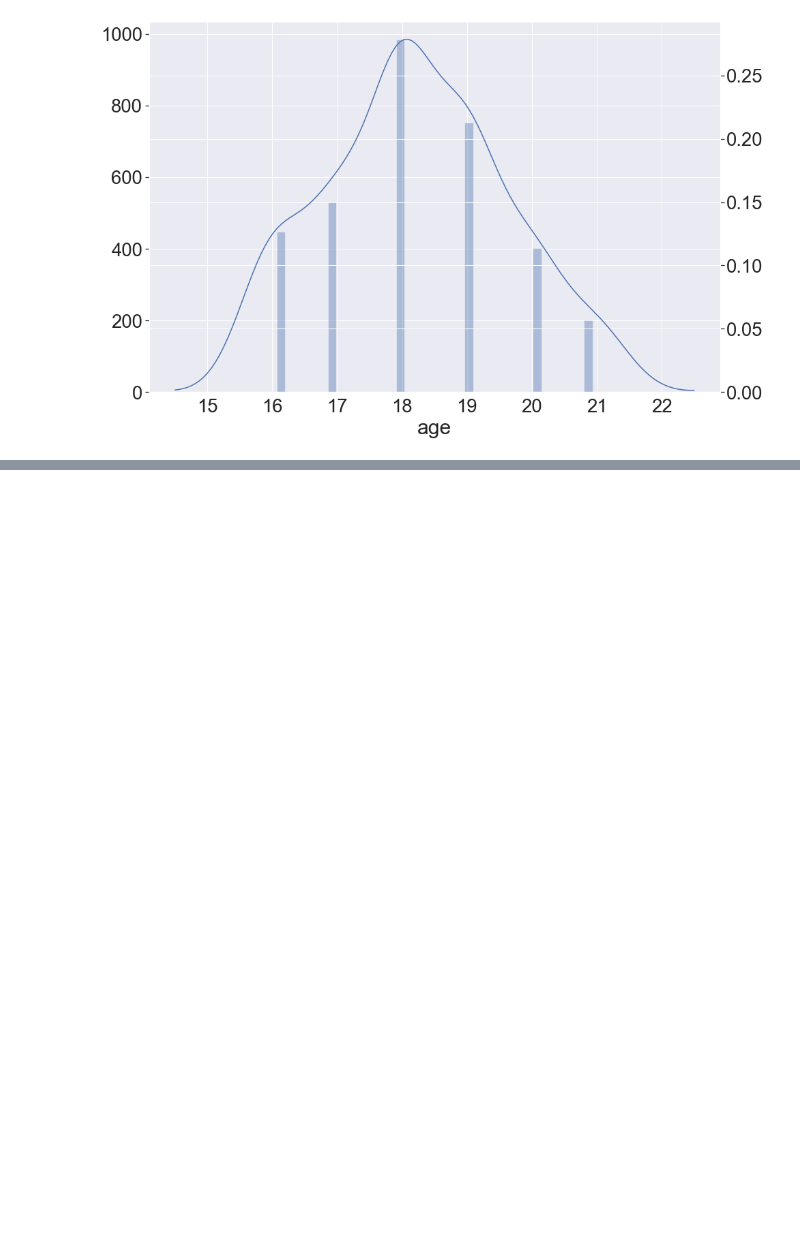
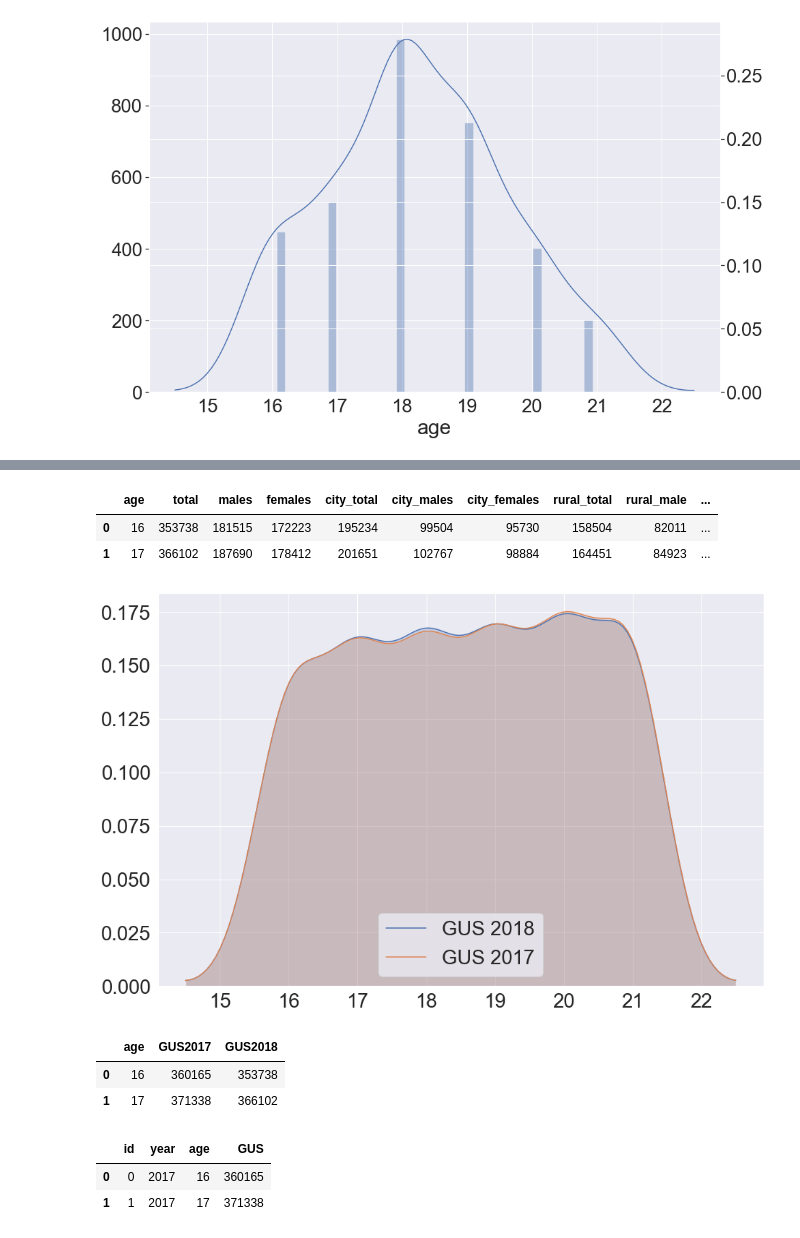
Before and after one commit to krassowska/scouts-and-ticks, a Jupyter notebook: Demographics.ipynb, the cells around one changed output, grey strips where cells are left out. Cells and saved outputs as stored; diff of their text form; code cells hidden in the pictures; blank space fills up the shorter version.

Commit message:
Add GUS age population data

```diff
--- a/Demographics.ipynb
+++ b/Demographics.ipynb
@@ -119,0 +147,5 @@ sns.distplot(g.age, hist=False, ax=ax2, kde_kws={'bw': .5});
+# %%
+gus_2018_all = read_excel(
+    "data/03_ludnosć_struktura wg wieku_RD'2019.xls",
+    sheet_name="Tablica 15 ", index_col=0
+)
@@ -119,0 +158,40 @@ sns.distplot(g.age, hist=False, ax=ax2, kde_kws={'bw': .5});
+# %%
+gus_2018 = gus_2018_all.loc[range(16, 22)]
+# %%
+gus_2018 = gus_2018.reset_index()
+gus_2018.columns = (
+    'age total males females city_total city_males '
+    'city_females rural_total rural_male rural_female'
+).split()
+gus_2018.head(2)
+# %% [output]
+|  | age | total | males | females | city_total | city_males | city_females | rural_total | rural_male | ... |
+| 0 | 16 | 353738 | 181515 | 172223 | 195234 | 99504 | 95730 | 158504 | 82011 | ... |
+| 1 | 17 | 366102 | 187690 | 178412 | 201651 | 102767 | 98884 | 164451 | 84923 | ... |
+# %%
+x = np.repeat(gus_2017.age_in_2018, gus_2017.total)
+y = np.repeat(gus_2018.age, gus_2018.total)
+# %%
+sns.kdeplot(y, bw=.5, label="GUS 2018", shade=True)
+sns.kdeplot(x, bw=.5, label="GUS 2017", shade=True);
+# %% [output]
+[figure, added]
+# %%
+ages = Series(gus_2017.age_in_2018, name="age")
+GUS_2017 = Series(gus_2017.total, name="GUS2017")
+GUS_2018 = Series(gus_2018.total, name="GUS2018")
+age_compare = concat([ages, GUS_2017, GUS_2018], axis=1)
+age_compare.head(2)
+# %% [output]
+|  | age | GUS2017 | GUS2018 |
+| 0 | 16 | 360165 | 353738 |
+| 1 | 17 | 371338 | 366102 |
+# %%
+age_compare["id"] = age_compare.index
+GUS_age_compare = wide_to_long(age_compare, ["GUS"], i="id", j="year")
+GUS_age_compare = GUS_age_compare.reset_index()
+GUS_age_compare.head(2)
+# %% [output]
+|  | id | year | age | GUS |
+| 0 | 0 | 2017 | 16 | 360165 |
+| 1 | 1 | 2017 | 17 | 371338 |
```
Also changed, not shown: parts of 15 cells of this notebook, 1 other file.
